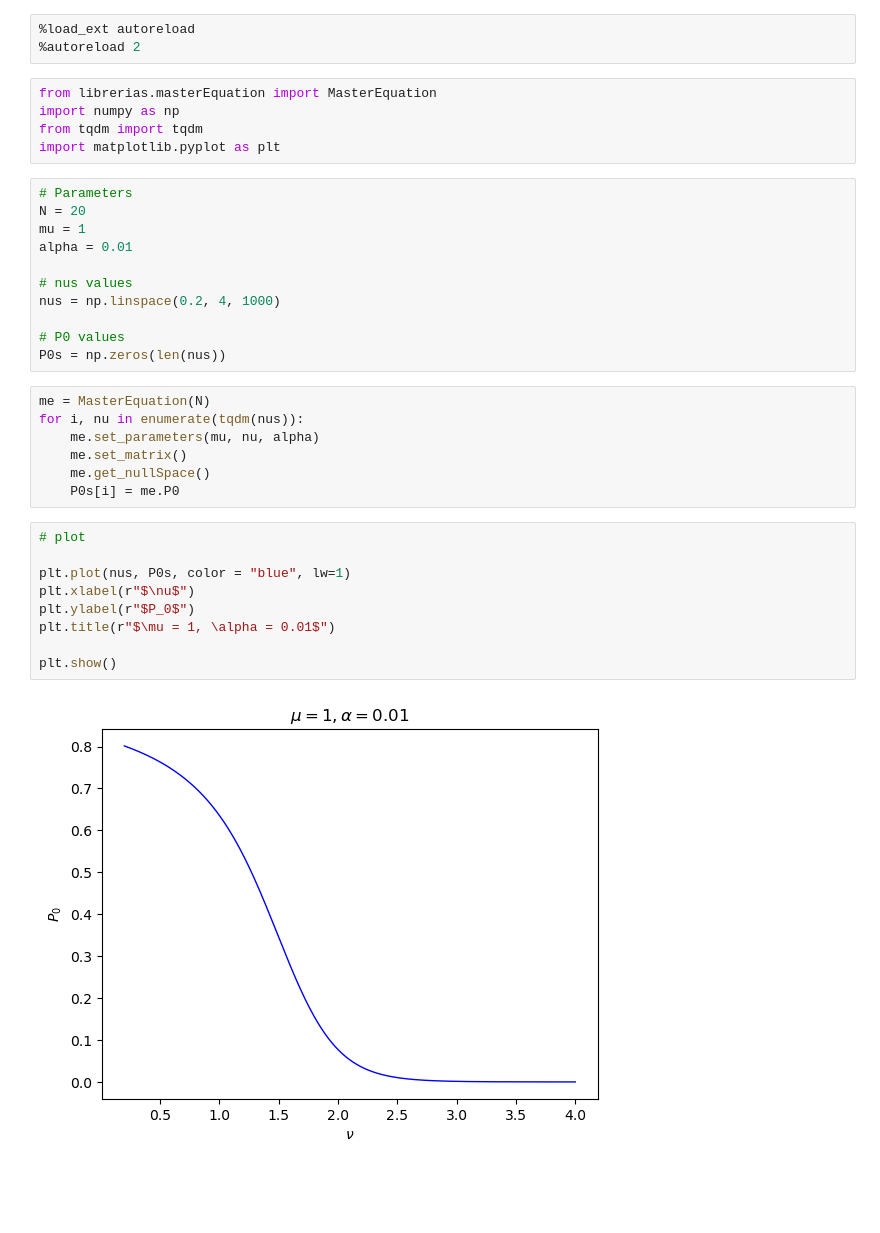
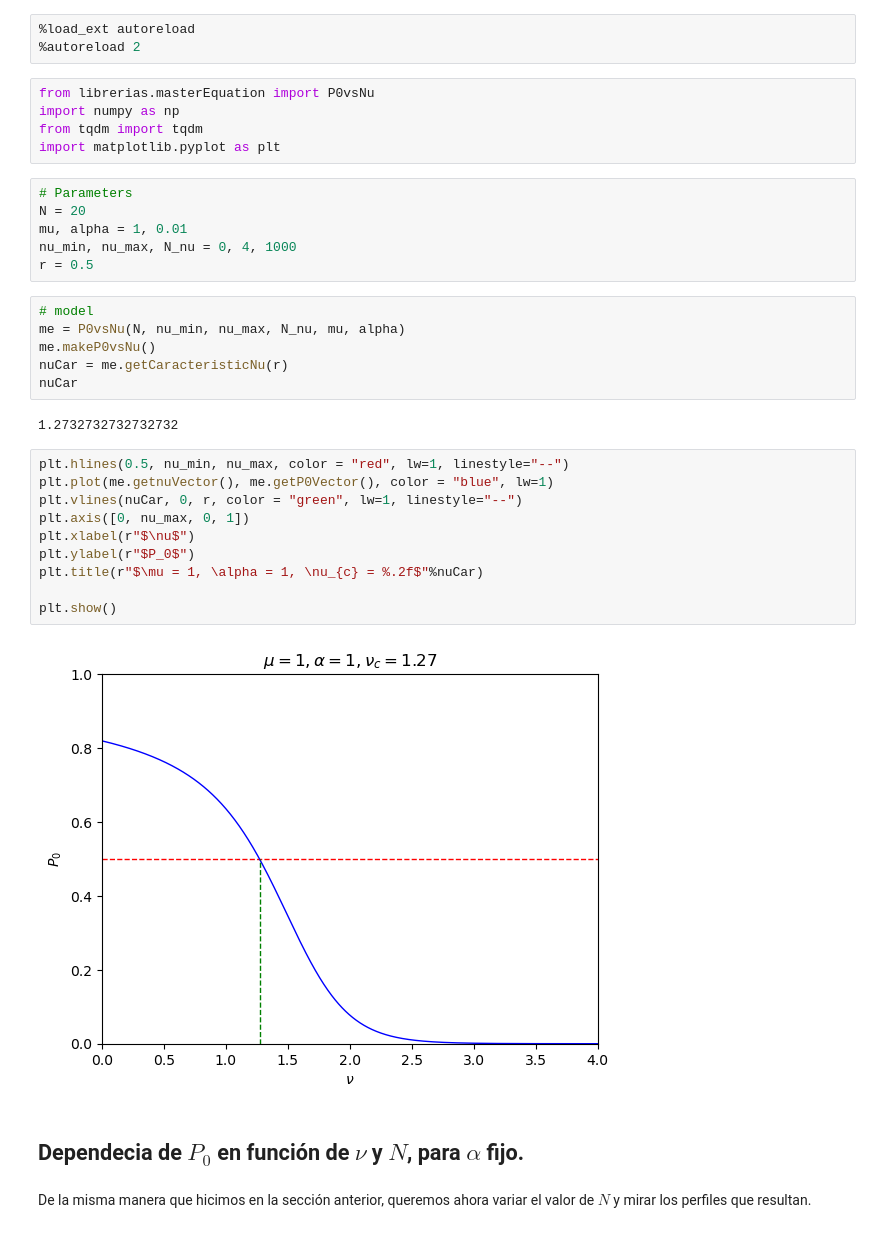
Before and after one commit to lucasmbru/masterIB, a Jupyter notebook: simulaciones/codigos/modelosPropios/3-phaseTransition.ipynb, the cells around one changed output. Saved outputs shown, nothing was run; the diff lists cells and outputs as text; blank space fills up the shorter version.

Commit message:
diagramas de fase en función para la cuantificacion de P0

```diff
--- a/simulaciones/codigos/modelosPropios/3-phaseTransition.ipynb
+++ b/simulaciones/codigos/modelosPropios/3-phaseTransition.ipynb
@@ -16,36 +16,37 @@ tal como se definió en el archivo `2-MasterEquation.ipynb`. En la librería `Ma
 %load_ext autoreload
 %autoreload 2
 # %%
-from librerias.masterEquation import MasterEquation
+from librerias.masterEquation import P0vsNu
 import numpy as np
 from tqdm import tqdm
 import matplotlib.pyplot as plt
 # %%
 # Parameters
 N = 20
-mu = 1
-alpha = 0.01
-
-# nus values
-nus = np.linspace(0.2, 4, 1000)
-
-# P0 values
-P0s = np.zeros(len(nus))
+mu, alpha = 1, 0.01
+nu_min, nu_max, N_nu = 0, 4, 1000
+r = 0.5
-# %%
-me = MasterEquation(N)
-for i, nu in enumerate(tqdm(nus)):
-    me.set_parameters(mu, nu, alpha)
-    me.set_matrix()
-    me.get_nullSpace()
-    P0s[i] = me.P0
+# %%
+# model
+me = P0vsNu(N, nu_min, nu_max, N_nu, mu, alpha)
+me.makeP0vsNu()
+nuCar = me.getCaracteristicNu(r)
+nuCar
+# %% [output]
+1.2732732732732732
 # %%
-# plot
-
-plt.plot(nus, P0s, color = "blue", lw=1)
+plt.hlines(0.5, nu_min, nu_max, color = "red", lw=1, linestyle="--")
+plt.plot(me.getnuVector(), me.getP0Vector(), color = "blue", lw=1)
+plt.vlines(nuCar, 0, r, color = "green", lw=1, linestyle="--")
+plt.axis([0, nu_max, 0, 1])
 plt.xlabel(r"$\nu$")
 plt.ylabel(r"$P_0$")
-plt.title(r"$\mu = 1, \alpha = 0.01$")
+plt.title(r"$\mu = 1, \alpha = 1, \nu_{c} = %.2f$"%nuCar)
 
 plt.show()
 # %% [output]
-[figure, old version]
+[figure, new version]
+# %% [markdown]
+## Dependecia de $P_0$ en función de $\nu$ y $N$, para $\alpha$ fijo.
+# %% [markdown]
+De la misma manera que hicimos en la sección anterior, queremos ahora variar el valor de $N$ y mirar los perfiles que resultan.
```
Also changed, not shown: parts of 15 cells of this notebook, 1 other file.
